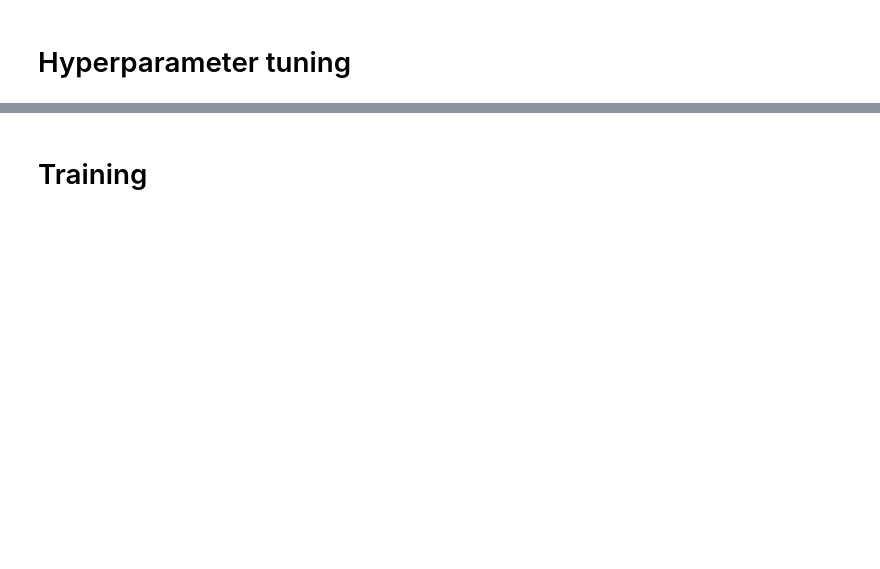
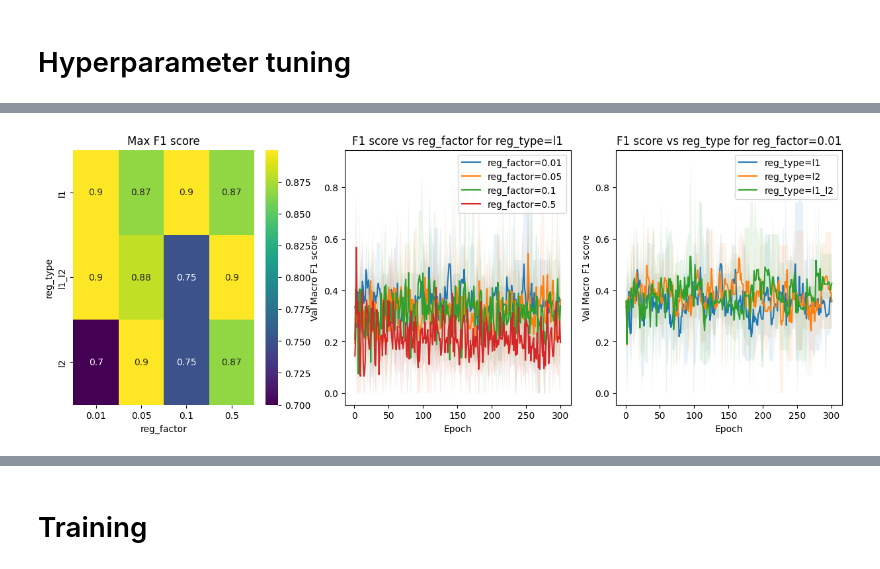
Before and after one commit to nicolaromano/corticotroph-heterogeneity, a Jupyter notebook: 09_train_models.ipynb, the cells around one changed output, grey strips where cells are left out. Saved outputs shown, nothing was run; the diff lists cells and outputs as text; code cells hidden in the pictures; blank space fills up the shorter version.

```diff
--- a/09_train_models.ipynb
+++ b/09_train_models.ipynb
@@ -37,4 +29,4 @@ trainer.save_models_plots()
 # %%
 study_id = 'Lopez2021M'
-
-do_hyperparam_search = False
+do_hyperparam_search = True
+single_param_search = False
@@ -72 +101,83 @@ if do_hyperparam_search:
+# %%
+# Plot the results
+# The results are saved in a pd dataframe with the following columns:
+#   - <hyperparam>: the value of hyperparameter that was tuned
+#   - Fold: the fold number
+#   - Epoch: the epoch number
+#   - Loss, Val loss: the training and validation loss
+#   - F1 score, Val F1 score: the training and validation F1 score
+
+if do_hyperparam_search:
+    if single_param_search:
+        # Single hyperparameter
+        res_grouped = res.groupby(param)
+        fig, ax = plt.subplots(1, 2, figsize=(10, 5))
+
+        for param_value, group in res_grouped:
+            mean_group = group.groupby("Epoch").mean(numeric_only=True)
+            min_group = group.groupby("Epoch").min()
+            max_group = group.groupby("Epoch").max()
+
+            sns.lineplot(data=mean_group, x="Epoch", y="Macro F1 score",
+                         ax=ax[0], label=f"{param}={param_value}")
+            sns.lineplot(data=mean_group, x="Epoch", y="Val Macro F1 score",
+                         ax=ax[1], label=f"{param}={param_value}")
+
+            ax[0].fill_between(
+                mean_group.index, min_group["Macro F1 score"], max_group["Macro F1 score"], alpha=0.1)
+            ax[1].fill_between(
+                mean_group.index, min_group["Val Macro F1 score"], max_group["Val Macro F1 score"], alpha=0.1)
+            plt.ylim(0, 1)
+
+        # Plot average F1 score
+        ax[0].plot(res_grouped.mean()["Epoch"], res_grouped.mean()[
+                   "Macro F1 score"], label="Average - train", color='C1')
+        ax[1].plot(res_grouped.mean()["Epoch"], res_grouped.mean()[
+                   "Val Macro F1 score"], label="Average - validation", color='C1')
+
+        ax[0].set_title(f"F1 score vs {param}")
+        ax[1].set_title(f"Validation F1 score vs {param}")
+    else:
+        # Two hyperparameters
+        res_grouped = res.groupby([param1, param2])
+        fig, ax = plt.subplots(1, 3, figsize=(15, 5))
+        # Heatmap of max F1 for each pair of parameters
+        max_f1 = res_grouped["Val Macro F1 score"].max().unstack()
+        sns.heatmap(max_f1, annot=True, ax=ax[0], cmap='viridis')
+        ax[0].set_title("Max F1 score")
+        ax[0].set_xlabel(param2)
+        ax[0].set_ylabel(param1)
+
+        # Plot of F1 over epochs for max of param 1
+        # Get the values of param1 and param2 that give max F1
+        max_p1 = max_f1.idxmax(axis=0)[values2[0]]
+
+        for param2_value in values2:
+            group = res_grouped.get_group((max_p1, param2_value))
+            mean_group = group.groupby("Epoch").mean(numeric_only=True)
+            min_group = group.groupby("Epoch").min(numeric_only=True)
+            max_group = group.groupby("Epoch").max(numeric_only=True)
+            sns.lineplot(data=mean_group, x="Epoch", y="Val Macro F1 score",
+                         ax=ax[1], label=f"{param2}={param2_value}")
+            ax[1].fill_between(
+                mean_group.index, min_group["Val Macro F1 score"], max_group["Val Macro F1 score"], alpha=0.1)
+        ax[1].set_title(f"F1 score vs {param2} for {param1}={max_p1}")
+
+        # Plot of F1 over epochs for max of param 2
+        max_p2 = max_f1.idxmax(axis=1)[values1[0]]
+
+        for param1_value in values1:
+            group = res_grouped.get_group((param1_value, max_p2))
+            mean_group = group.groupby("Epoch").mean(numeric_only=True)
+            min_group = group.groupby("Epoch").min(numeric_only=True)
+            max_group = group.groupby("Epoch").max(numeric_only=True)
+            sns.lineplot(data=mean_group, x="Epoch", y="Val Macro F1 score",
+                         ax=ax[2], label=f"{param1}={param1_value}")
+            ax[2].fill_between(
+                mean_group.index, min_group["Val Macro F1 score"], max_group["Val Macro F1 score"], alpha=0.1)
+        ax[2].set_title(f"F1 score vs {param1} for {param2}={max_p2}")
+
+    plt.show()
+# %% [output]
+[figure, added]
 # %%
```
Also changed, not shown: parts of 20 cells of this notebook, 1 other file.
